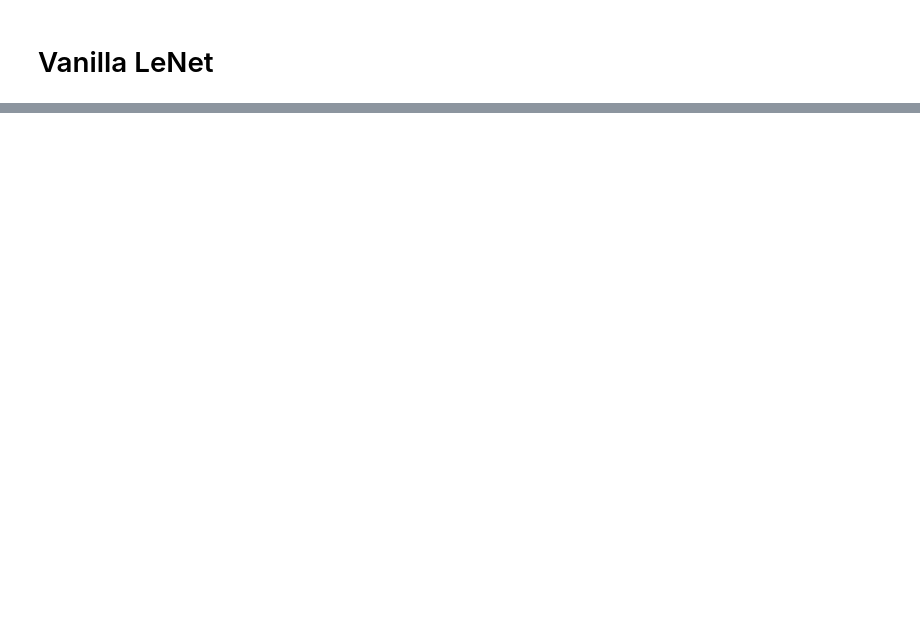
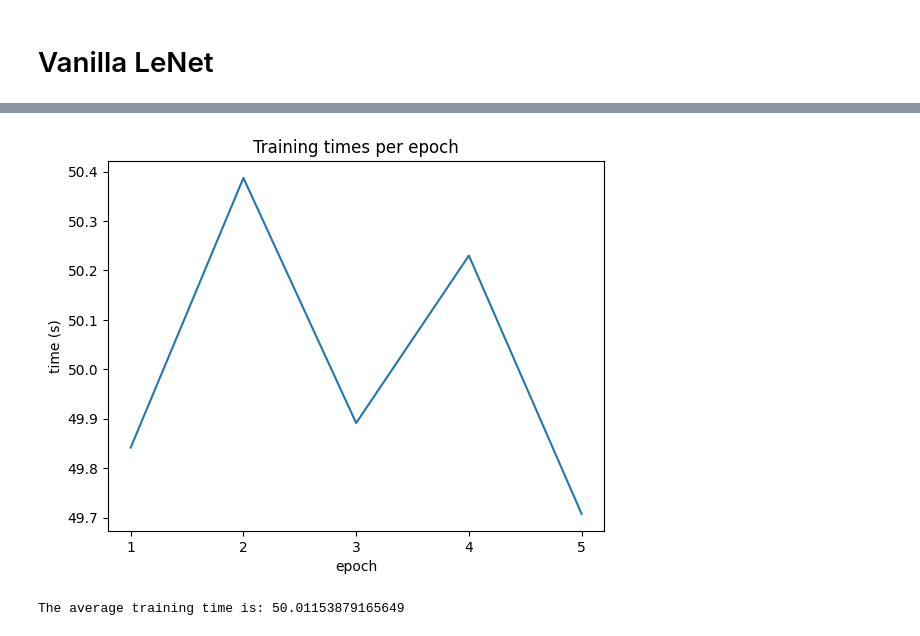
Before and after one commit to teddyalexandre/Laplace-Redux, a Jupyter notebook: leNet.ipynb, the cells around one changed output, grey strips where cells are left out. Cells and saved outputs as stored; diff of their text form; code cells hidden in the pictures; blank space fills up the shorter version.

```diff
--- a/leNet.ipynb
+++ b/leNet.ipynb
@@ -556,0 +153,35 @@ plt.imshow(grid.numpy().transpose((1, 2, 0)))
+# %%
+def train_one_epoch(epoch_index, wandb_run=None):
+    running_loss = 0.
+    last_loss = 0.
+
+    for i, data in enumerate(training_loader):
+        optimizer.zero_grad()
+
+        inputs, labels = data
+        inputs = inputs.to(device)
+        labels = labels.to(device)
+        outputs = model(inputs)
+
+        loss = loss_fn(outputs, labels)
+        loss.backward()
+
+        optimizer.step()
+        scheduler.step()
+
+        running_loss += loss.item()
+        if i % 1000 == 999:
+            last_loss = running_loss / 1000
+            print('  batch {} loss: {}'.format(i + 1, last_loss))
+            # wandb_run.log(f" batch {i+1} loss: {last_loss}")
+            running_loss = 0.
+
+    return last_loss
+# %%
+
+EPOCHS = 5
+learning_rate = 0.001
+n_steps = EPOCHS*len(training_loader)
+lr_min = 1e-6
+model = LeNet(n_classes=10).to(device)
+print(device)
@@ -556,0 +281,11 @@ plt.imshow(grid.numpy().transpose((1, 2, 0)))
+# %%
+plt.plot(range(1,6), times)
+plt.xticks(range(1, 6))
+plt.xlabel('epoch')
+plt.ylabel('time (s)')
+plt.title('Training times per epoch')
+plt.show()
+print(f"The average training time is: {np.mean(times)}")
+# %% [output]
+[figure, added]
+The average training time is: 50.01153879165649
```
Also changed, not shown: parts of 51 cells of this notebook.
